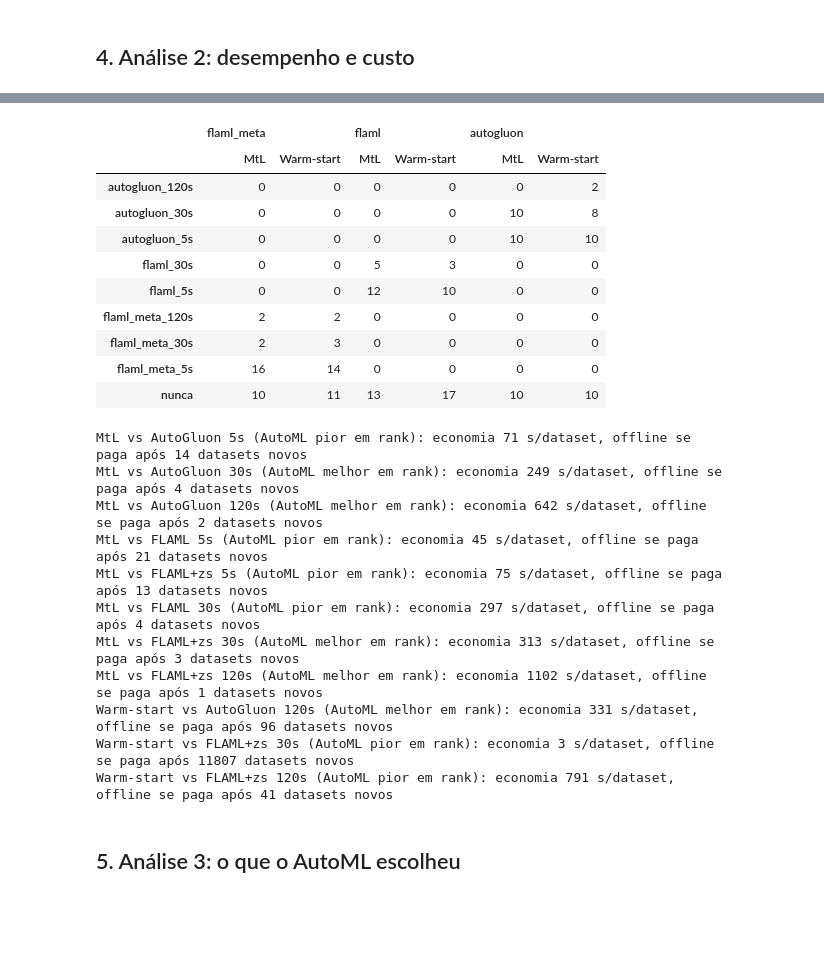
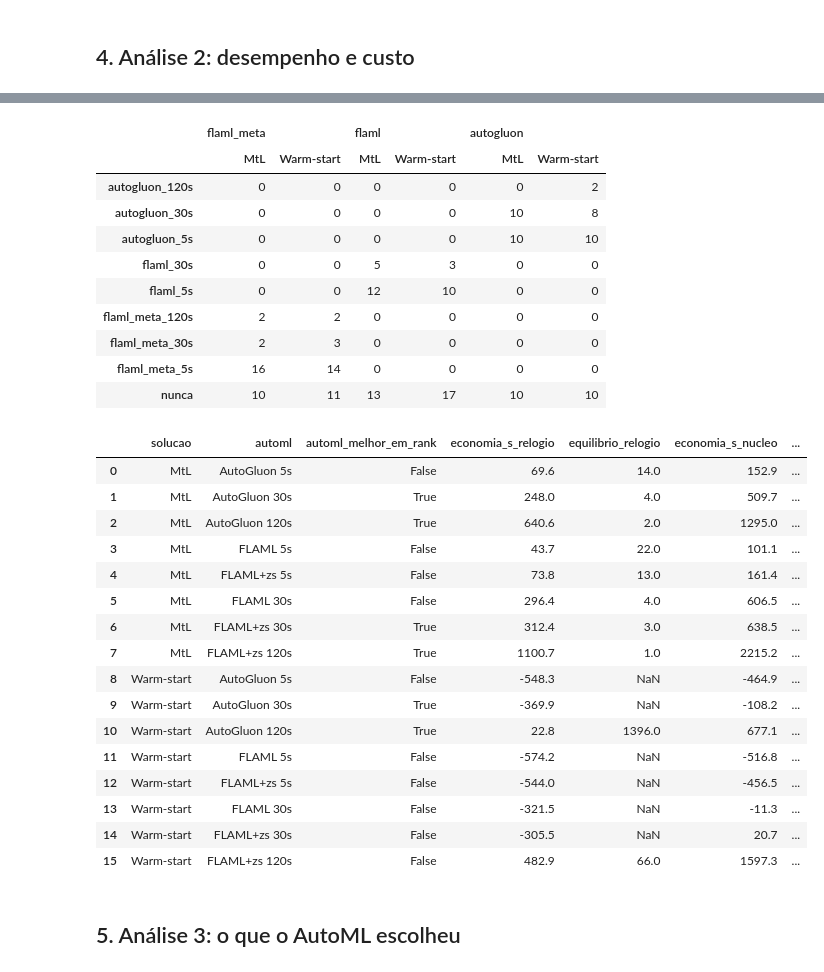
Before and after one commit to carloshendvpm/projeto01-mtl, a Jupyter notebook: pratica-04/pratica4_automl_vs_mtl.ipynb, the cells around one changed output, grey strips where cells are left out. Saved outputs shown, nothing was run; the diff lists cells and outputs as text; code cells hidden in the pictures; blank space fills up the shorter version.

```diff
--- a/pratica-04/pratica4_automl_vs_mtl.ipynb
+++ b/pratica-04/pratica4_automl_vs_mtl.ipynb
@@ -275,46 +304,56 @@ ax[0].legend(fontsize=8); plt.tight_layout(); plt.savefig(FIG / 'custo_desempenh
 # %%
 # Com que orçamento o AutoML supera a MtL? Por dataset: menor orçamento em que a SERA média do AutoML < a da MtL.
 supera = {}
 for sis in ['flaml_meta', 'flaml', 'autogluon']:
     cols = [m for m in AUTOML if m.rsplit('_', 1)[0] == sis]
     for alvo in ['MtL', 'Warm-start']:
         primeiro = L[cols].lt(L[alvo], axis=0).idxmax(axis=1).where(L[cols].lt(L[alvo], axis=0).any(axis=1), 'nunca')
         supera[(sis, alvo)] = primeiro.value_counts().reindex(cols + ['nunca'], fill_value=0)
 display(pd.DataFrame(supera).fillna(0).astype(int))
 
 # Ponto de equilíbrio do custo offline: menor n de datasets novos com offline + online_sol × n ≤ online_AutoML × n.
-# A comparação justa é com o AutoML de desempenho equivalente (rank médio parecido); contra AutoML
-# melhores, a economia é troca de qualidade por custo, e não ganho líquido.
+# Duas unidades: relógio (como na versão 1) e núcleo-segundos (AutoML × 2). A comparação defensável
+# é com AutoML de desempenho equivalente; contra AutoML melhores, a economia troca qualidade por custo.
+eq = []
 for sol in ['MtL', 'Warm-start']:
     for m in AUTOML:
-        dif = (TEMPO[m].mean() - TEMPO[sol].mean()) * c.FOLDS        # por dataset (10 folds)
-        if dif > 0:
-            rel = 'melhor' if custo.loc[m, 'rank_medio'] < custo.loc[sol, 'rank_medio'] else 'pior'
-            print(f'{sol} vs {rotulo(m)} (AutoML {rel} em rank): economia {dif:.0f} s/dataset, '
-                  f'offline se paga após {int(np.ceil(offline[sol] / dif))} datasets novos')
+        linha = dict(solucao=sol, automl=rotulo(m),
+                     automl_melhor_em_rank=custo.loc[m, 'rank_medio'] < custo.loc[sol, 'rank_medio'])
+        for unid, col in [('relogio', 'segundos_por_fold'), ('nucleo', 'nucleo_segundos_por_fold')]:
+            dif = (custo.loc[m, col] - custo.loc[sol, col]) * c.FOLDS          # por dataset (10 folds)
+            linha[f'economia_s_{unid}'] = dif
+            linha[f'equilibrio_{unid}'] = int(np.ceil(offline[sol] / dif)) if dif > 0 else np.nan
+        eq.append(linha)
+eq = pd.DataFrame(eq); display(eq.round(1)); eq.to_csv(R / 'ponto_equilibrio.csv', index=False)
 # %% [output]
 |  | flaml_meta |  | flaml |  | autogluon |  |
 |  | MtL | Warm-start | MtL | Warm-start | MtL | Warm-start |
 | autogluon_120s | 0 | 0 | 0 | 0 | 0 | 2 |
 | autogluon_30s | 0 | 0 | 0 | 0 | 10 | 8 |
 | autogluon_5s | 0 | 0 | 0 | 0 | 10 | 10 |
 | flaml_30s | 0 | 0 | 5 | 3 | 0 | 0 |
 | flaml_5s | 0 | 0 | 12 | 10 | 0 | 0 |
 | flaml_meta_120s | 2 | 2 | 0 | 0 | 0 | 0 |
 | flaml_meta_30s | 2 | 3 | 0 | 0 | 0 | 0 |
 | flaml_meta_5s | 16 | 14 | 0 | 0 | 0 | 0 |
 | nunca | 10 | 11 | 13 | 17 | 10 | 10 |
-MtL vs AutoGluon 5s (AutoML pior em rank): economia 71 s/dataset, offline se paga após 14 datasets novos
-MtL vs AutoGluon 30s (AutoML melhor em rank): economia 249 s/dataset, offline se paga após 4 datasets novos
-MtL vs AutoGluon 120s (AutoML melhor em rank): economia 642 s/dataset, offline se paga após 2 datasets novos
-MtL vs FLAML 5s (AutoML pior em rank): economia 45 s/dataset, offline se paga após 21 datasets novos
-MtL vs FLAML+zs 5s (AutoML pior em rank): economia 75 s/dataset, offline se paga após 13 datasets novos
-MtL vs FLAML 30s (AutoML pior em rank): economia 297 s/dataset, offline se paga após 4 datasets novos
-MtL vs FLAML+zs 30s (AutoML melhor em rank): economia 313 s/dataset, offline se paga após 3 datasets novos
-MtL vs FLAML+zs 120s (AutoML melhor em rank): economia 1102 s/dataset, offline se paga após 1 datasets novos
-Warm-start vs AutoGluon 120s (AutoML melhor em rank): economia 331 s/dataset, offline se paga após 96 datasets novos
-Warm-start vs FLAML+zs 30s (AutoML pior em rank): economia 3 s/dataset, offline se paga após 11807 datasets novos
-Warm-start vs FLAML+zs 120s (AutoML pior em rank): economia 791 s/dataset, offline se paga após 41 datasets novos
+|  | solucao | automl | automl_melhor_em_rank | economia_s_relogio | equilibrio_relogio | economia_s_nucleo | ... |
+| 0 | MtL | AutoGluon 5s | False | 69.6 | 14.0 | 152.9 | ... |
+| 1 | MtL | AutoGluon 30s | True | 248.0 | 4.0 | 509.7 | ... |
+| 2 | MtL | AutoGluon 120s | True | 640.6 | 2.0 | 1295.0 | ... |
+| 3 | MtL | FLAML 5s | False | 43.7 | 22.0 | 101.1 | ... |
+| 4 | MtL | FLAML+zs 5s | False | 73.8 | 13.0 | 161.4 | ... |
+| 5 | MtL | FLAML 30s | False | 296.4 | 4.0 | 606.5 | ... |
+| 6 | MtL | FLAML+zs 30s | True | 312.4 | 3.0 | 638.5 | ... |
+| 7 | MtL | FLAML+zs 120s | True | 1100.7 | 1.0 | 2215.2 | ... |
+| 8 | Warm-start | AutoGluon 5s | False | -548.3 | NaN | -464.9 | ... |
+| 9 | Warm-start | AutoGluon 30s | True | -369.9 | NaN | -108.2 | ... |
+| 10 | Warm-start | AutoGluon 120s | True | 22.8 | 1396.0 | 677.1 | ... |
+| 11 | Warm-start | FLAML 5s | False | -574.2 | NaN | -516.8 | ... |
+| 12 | Warm-start | FLAML+zs 5s | False | -544.0 | NaN | -456.5 | ... |
+| 13 | Warm-start | FLAML 30s | False | -321.5 | NaN | -11.3 | ... |
+| 14 | Warm-start | FLAML+zs 30s | False | -305.5 | NaN | 20.7 | ... |
+| 15 | Warm-start | FLAML+zs 120s | False | 482.9 | 66.0 | 1597.3 | ... |
 # %% [markdown]
 ## 5. Análise 3: o que o AutoML escolheu
 # %%
```
Also changed, not shown: parts of 17 cells of this notebook, 50 other files.
